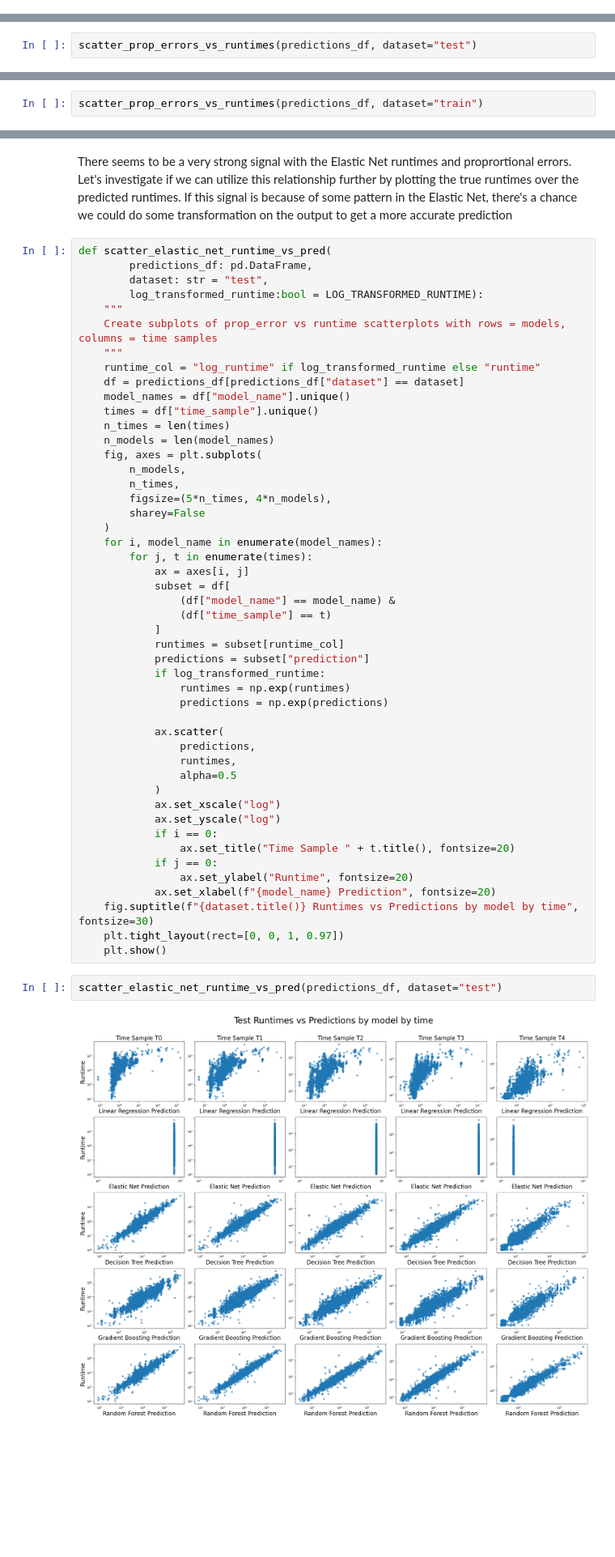
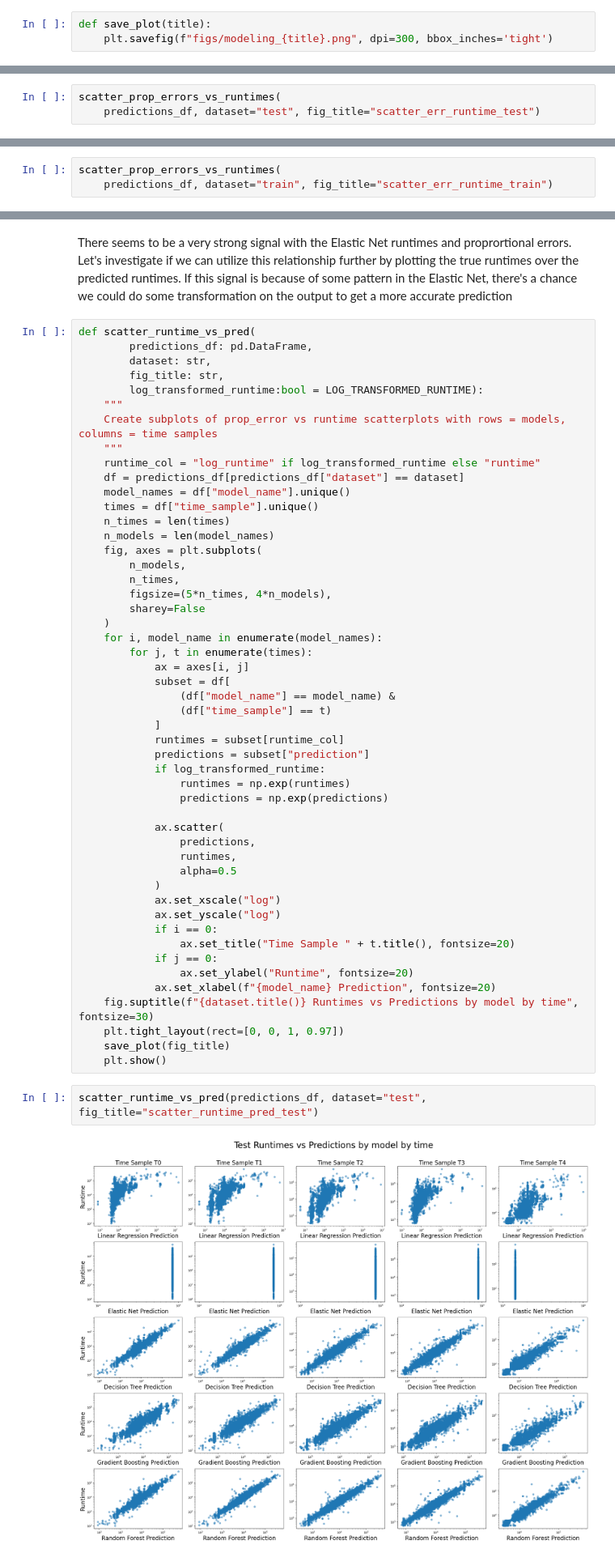
Before and after one commit to ravishende/data210_final_project, a Jupyter notebook: modeling.ipynb, the cells around one changed output, grey strips where cells are left out. Shown at 81% size. Drawn from its saved outputs; the diff is of its cells as text; blank space fills up the shorter version.

```diff
--- a/modeling.ipynb
+++ b/modeling.ipynb
@@ -26,0 +26,3 @@ LOG_TRANSFORMED_RUNTIME = "log_runtime" in df.columns
+# %%
+def save_plot(title):
+    plt.savefig(f"figs/modeling_{title}.png", dpi=300, bbox_inches='tight')
@@ -476,5 +484,6 @@ Looking at the box plots of each of these graphs, there appears to be a few outl
 
 Overall, the three tree-based models (Decision Tree, Gradient Boosting, and Random Forest) all seem to outperform the linear models both in training and testing. This is not surprising, as a complex fire simulation tool like BurnPro3D is likely to have some non-linearity in relation to its runtime or even log_runtime. Further analyzing the differences between the training and testing results, it seems that Gradient Boosting and Random Forest models perform relatively similarly across training and testing, with the Random Forest doing slightly better than Gradient Boosting. However, the Decision Tree model seems to be overfitting slightly, showing better performance on the training set than the testing set.
 # %%
-scatter_prop_errors_vs_runtimes(predictions_df, dataset="test")
+scatter_prop_errors_vs_runtimes(
+    predictions_df, dataset="test", fig_title="scatter_err_runtime_test")
 # %% [output]
@@ -482,3 +491,4 @@ scatter_prop_errors_vs_runtimes(predictions_df, dataset="test")
 # %%
-scatter_prop_errors_vs_runtimes(predictions_df, dataset="train")
+scatter_prop_errors_vs_runtimes(
+    predictions_df, dataset="train", fig_title="scatter_err_runtime_train")
 # %% [output]
@@ -486,9 +496,10 @@ scatter_prop_errors_vs_runtimes(predictions_df, dataset="train")
 # %% [markdown]
 There seems to be a very strong signal with the Elastic Net runtimes and proprortional errors. Let's investigate if we can utilize this relationship further by plotting the true runtimes over the predicted runtimes. If this signal is because of some pattern in the Elastic Net, there's a chance we could do some transformation on the output to get a more accurate prediction
 # %%
-def scatter_elastic_net_runtime_vs_pred(
+def scatter_runtime_vs_pred(
         predictions_df: pd.DataFrame,
-        dataset: str = "test",
+        dataset: str,
+        fig_title: str,
         log_transformed_runtime:bool = LOG_TRANSFORMED_RUNTIME):
     """
     Create subplots of prop_error vs runtime scatterplots with rows = models, columns = time samples
@@ -532,11 +543,12 @@ def scatter_elastic_net_runtime_vs_pred(
             ax.set_xlabel(f"{model_name} Prediction", fontsize=20)
     fig.suptitle(f"{dataset.title()} Runtimes vs Predictions by model by time", fontsize=30)
     plt.tight_layout(rect=[0, 0, 1, 0.97])
+    save_plot(fig_title)
     plt.show()
 # %%
-scatter_elastic_net_runtime_vs_pred(predictions_df, dataset="test")
+scatter_runtime_vs_pred(predictions_df, dataset="test", fig_title="scatter_runtime_pred_test")
 # %% [output]
-[figure, old version]
+[figure, new version]
 # %%
 elastic_net_predictions = predictions_df[predictions_df["model_name"] == "Elastic Net"]["prediction"]
 print("Unique Elastic Net Predictions:", elastic_net_predictions.unique())
```
Also changed, not shown: parts of 10 cells of this notebook, 23 other files.
